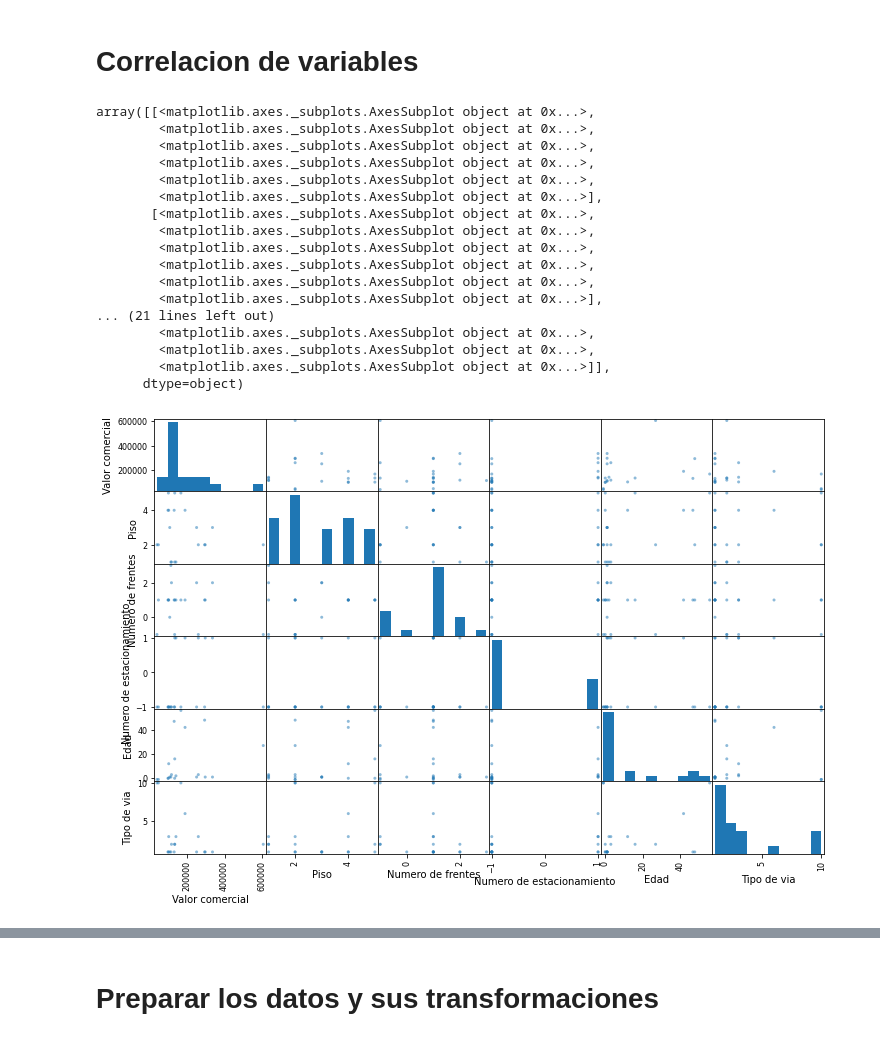
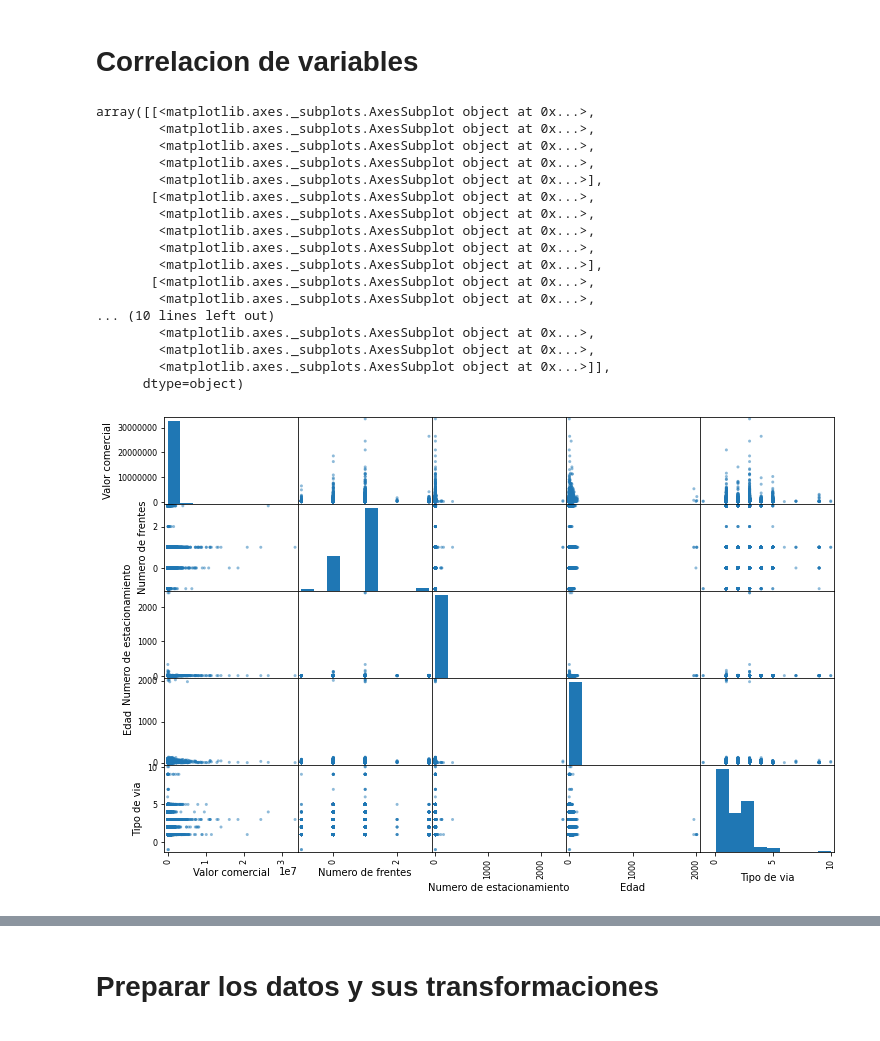
Before and after one commit to Devsthink/BBVA-DATA-DRIVEN, a Jupyter notebook: Final__BBVA_Hackaton.ipynb, the cells around one changed output, grey strips where cells are left out. Saved outputs shown, nothing was run; the diff lists cells and outputs as text; code cells hidden in the pictures.

```diff
--- a/Final__BBVA_Hackaton.ipynb
+++ b/Final__BBVA_Hackaton.ipynb
@@ -69,8 +69,8 @@ drive.mount('/content/drive')
 Drive already mounted at /content/drive; to attempt to forcibly remount, call drive.mount("/content/drive", force_remount=True).
 # %%
 #path = '/content/drive/MyDrive/BBVA_Hackaton/Train_Data_BBVA.csv'
-path = '/content/drive/MyDrive/BBVA_Hackaton/Train_Data_BBVA.csv'
+path_new = '/content/drive/MyDrive/BBVA_Hackaton/FinalTrain_Sinpiso_Dataset_Real_BBVA.csv'
 # %%
-df = pd.read_csv(path)
-df.head()
+df = pd.read_csv(path_new)
+df.head(40)
 # %% [output]
@@ -348,28 +355,28 @@ mapa
 # %%
 #diagramas de coorelacion, se me ocurre que sea de todas las variables contra todas
 from pandas.plotting import scatter_matrix
-atributos=["Valor comercial","Piso","Provincia","Numero de frentes","Numero de estacionamiento","Edad","Tipo de via","Categoria del bien","Estado de conservacion"]
+atributos=["Valor comercial","Provincia","Numero de frentes","Numero de estacionamiento","Edad","Tipo de via","Categoria del bien","Estado de conservacion"]
 
 scatter_matrix(df[atributos], figsize=(12,8))
 # %% [output]
 array([[<matplotlib.axes._subplots.AxesSubplot object at 0x...>,
-        <matplotlib.axes._subplots.AxesSubplot object at 0x...>,
         <matplotlib.axes._subplots.AxesSubplot object at 0x...>,
         <matplotlib.axes._subplots.AxesSubplot object at 0x...>,
         <matplotlib.axes._subplots.AxesSubplot object at 0x...>,
         <matplotlib.axes._subplots.AxesSubplot object at 0x...>],
        [<matplotlib.axes._subplots.AxesSubplot object at 0x...>,
         <matplotlib.axes._subplots.AxesSubplot object at 0x...>,
         <matplotlib.axes._subplots.AxesSubplot object at 0x...>,
         <matplotlib.axes._subplots.AxesSubplot object at 0x...>,
+        <matplotlib.axes._subplots.AxesSubplot object at 0x...>],
+       [<matplotlib.axes._subplots.AxesSubplot object at 0x...>,
         <matplotlib.axes._subplots.AxesSubplot object at 0x...>,
-        <matplotlib.axes._subplots.AxesSubplot object at 0x...>],
-... (21 lines left out)
+... (10 lines left out)
         <matplotlib.axes._subplots.AxesSubplot object at 0x...>,
         <matplotlib.axes._subplots.AxesSubplot object at 0x...>,
         <matplotlib.axes._subplots.AxesSubplot object at 0x...>]],
       dtype=object)
-[figure, old version]
+[figure, new version]
 # %%
 import seaborn as sn
 
```
Also changed, not shown: parts of 47 cells of this notebook.
